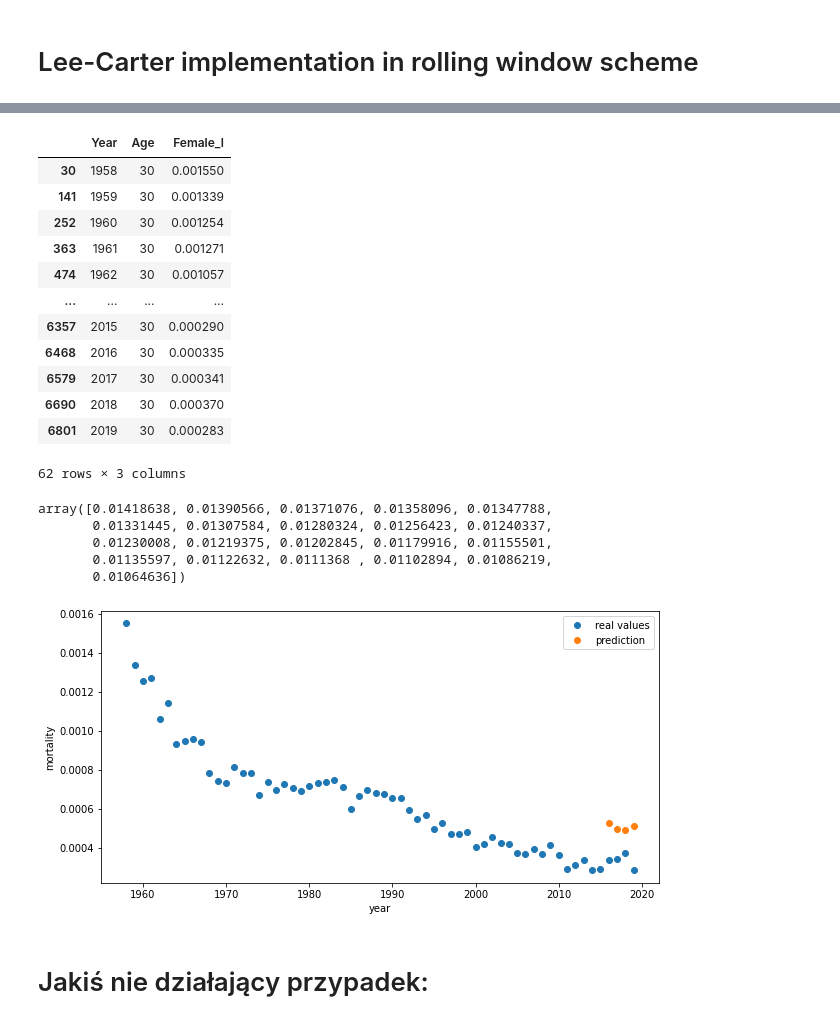
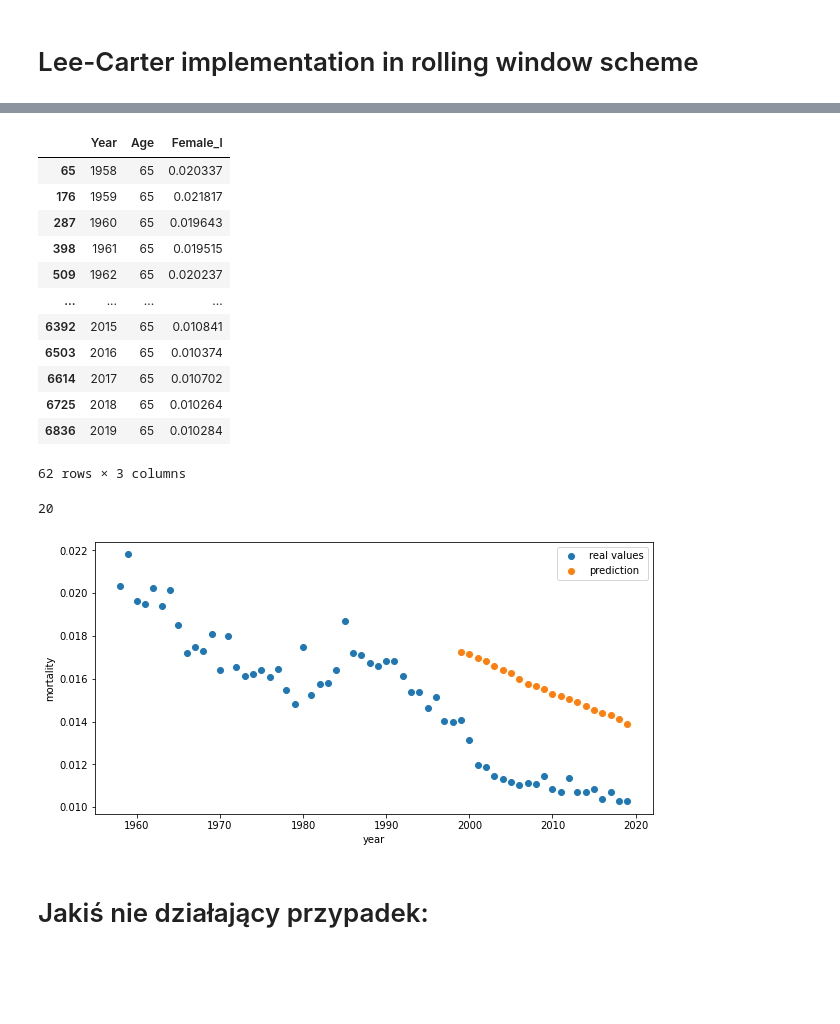
Before and after one commit to rogulforce/life_insurance_projekt, a Jupyter notebook: main_split_clean.ipynb, the cells around one changed output, grey strips where cells are left out. Saved outputs shown, nothing was run; the diff lists cells and outputs as text; code cells hidden in the pictures; blank space fills up the shorter version.

```diff
--- a/main_split_clean.ipynb
+++ b/main_split_clean.ipynb
@@ -145,15 +143,14 @@ def predict_rolling(fm_train, age, steps):
     # k_t = V[0, :]*S[0]*U[:, 0].sum()
     # a_x = a_x + k_t.sum()*b_x
     # k_t = k_t - k_t.sum()
-    k_t = U[:, 0]
-    b_x = V[:, 0]
+    k_t = V[0, :]# * fm.mean(axis=0)
+    b_x = U[:, 0]/U[:, 0].sum()
 
     _, par1, par2, par3 = fit_arima(k_t)
     mod = ARIMA(k_t, order=(par1,par2,par3))
     res = mod.fit()
-    plt.plot(k_t)
     pred = res.forecast(steps=steps)
-    return np.exp(a_x[age] + S[0]*b_x[age]*pred)
+    return np.exp(a_x[age] + b_x[age]*pred)
 
 def rolling_window(matrix, column: str = 'Female_l', age = 65, start_of_test = 53, end_of_test = 62, window_length = 41):
     fm = matrix.pivot(index="Age", columns="Year", values=column)
@@ -161,5 +158,4 @@ def rolling_window(matrix, column: str = 'Female_l', age = 65, start_of_test = 5
     for i in tqdm(range(start_of_test, end_of_test)):
         fm_train = fm.iloc[:, i - window_length:i]
         rolling_window_forecasts[i - start_of_test] = predict_rolling(fm_train, age = age, steps=1)
-        print(rolling_window_forecasts[i - start_of_test])
     return rolling_window_forecasts
@@ -174,6 +162,5 @@ vals = rolling_window(mortality, column, 30, start_of_test = 58)
 # %%
 age = 65
 column = 'Female_l'
-vals = rolling_window(mortality, column, age)
 costly_simulation_cached = memory.cache(rolling_window)
-vals = costly_simulation_cached(mortality, column, age, start_of_test = 53)
+vals = costly_simulation_cached(mortality, column, age, start_of_test = 41)
@@ -194,39 +167,35 @@ vals = costly_simulation_cached(mortality, column, age, start_of_test = 53)
 # %%
-real_vals = mortality[mortality['Age']==30][['Year','Age',column]]
+real_vals = mortality[mortality['Age']==age][['Year','Age',column]]
 real_vals[column] = real_vals[column].apply(lambda x: np.exp(x))
 real_vals
 # %% [output]
 |  | Year | Age | Female_l |
-| 30 | 1958 | 30 | 0.001550 |
-| 141 | 1959 | 30 | 0.001339 |
-| 252 | 1960 | 30 | 0.001254 |
-| 363 | 1961 | 30 | 0.001271 |
-| 474 | 1962 | 30 | 0.001057 |
+| 65 | 1958 | 65 | 0.020337 |
+| 176 | 1959 | 65 | 0.021817 |
+| 287 | 1960 | 65 | 0.019643 |
+| 398 | 1961 | 65 | 0.019515 |
+| 509 | 1962 | 65 | 0.020237 |
 | ... | ... | ... | ... |
-| 6357 | 2015 | 30 | 0.000290 |
-| 6468 | 2016 | 30 | 0.000335 |
-| 6579 | 2017 | 30 | 0.000341 |
-| 6690 | 2018 | 30 | 0.000370 |
-| 6801 | 2019 | 30 | 0.000283 |
+| 6392 | 2015 | 65 | 0.010841 |
+| 6503 | 2016 | 65 | 0.010374 |
+| 6614 | 2017 | 65 | 0.010702 |
+| 6725 | 2018 | 65 | 0.010264 |
+| 6836 | 2019 | 65 | 0.010284 |
 62 rows × 3 columns
-# %%
-vals
-# %% [output]
-array([0.01418638, 0.01390566, 0.01371076, 0.01358096, 0.01347788,
-       0.01331445, 0.01307584, 0.01280324, 0.01256423, 0.01240337,
-       0.01230008, 0.01219375, 0.01202845, 0.01179916, 0.01155501,
-       0.01135597, 0.01122632, 0.0111368 , 0.01102894, 0.01086219,
-       0.01064636])
+# %%
+np.size(np.arange(2000,2020,1))
+# %% [output]
+20
 # %%
 plt.figure(figsize=(10,5))
 plt.scatter(real_vals['Year'], real_vals[column], label = 'real values')
-plt.scatter(np.arange(2016,2020,1), vals, label='prediction')
+plt.scatter(np.arange(1999,2020,1), vals, label='prediction')
 plt.xlabel('year')
 plt.ylabel('mortality')
 plt.legend()
 plt.savefig('figure.svg')
 # %% [output]
-[figure, old version]
+[figure, new version]
 # %% [markdown]
 # Jakiś nie działający przypadek:
 # %%
```
Also changed, not shown: parts of 3 cells of this notebook, 7 other files.
